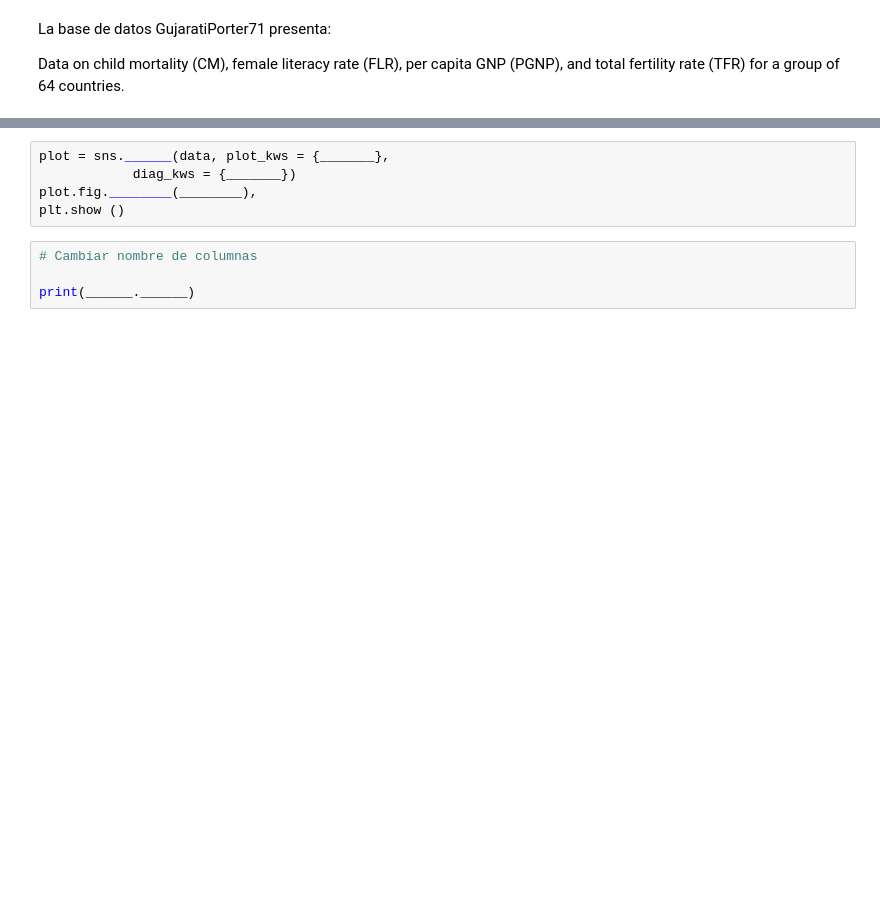
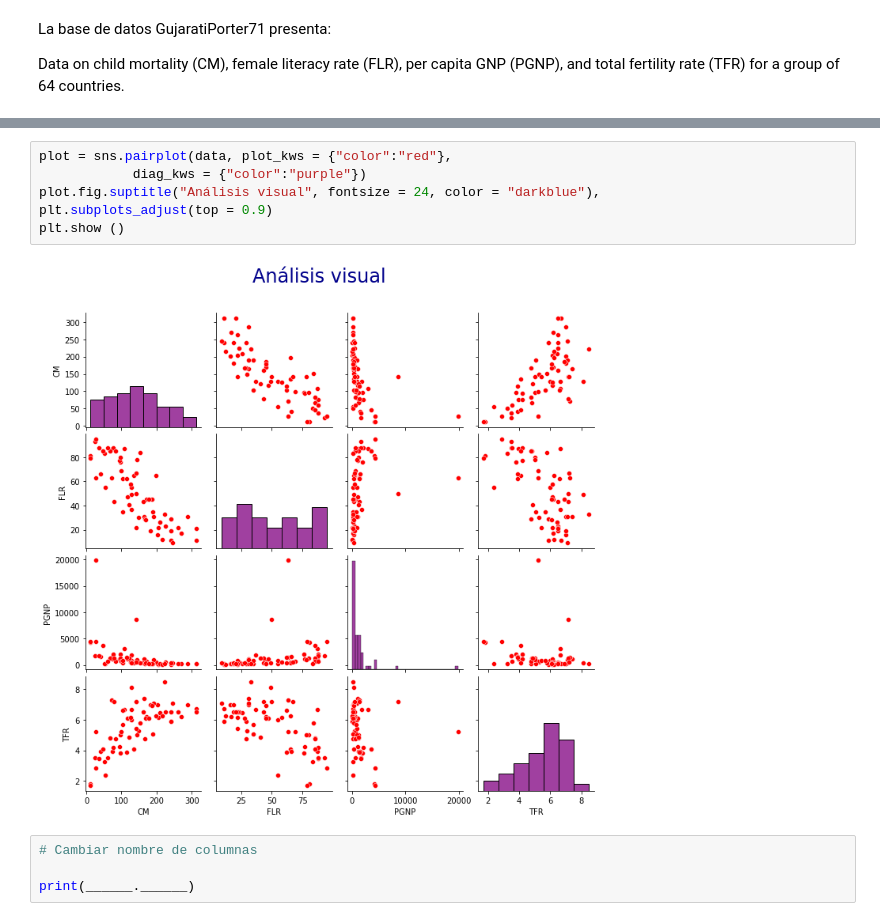
Before and after one commit to JuanAcevedoEcon/Advanced-Econometrics-MSc-, a Jupyter notebook: 1. Ordinary Least Squares (OLS)/(1) Introducción a Python.ipynb, the cells around one changed output, grey strips where cells are left out. Cells and saved outputs as stored; diff of their text form; blank space fills up the shorter version.

```diff
--- a/1. Ordinary Least Squares (OLS)/(1) Introducción a Python.ipynb
+++ b/1. Ordinary Least Squares (OLS)/(1) Introducción a Python.ipynb
@@ -238,8 +305,11 @@ sns._______
 # %%
-plot = sns.______(data, plot_kws = {_______},
-            diag_kws = {_______})
-plot.fig.________(________),
+plot = sns.pairplot(data, plot_kws = {"color":"red"},
+            diag_kws = {"color":"purple"})
+plot.fig.suptitle("Análisis visual", fontsize = 24, color = "darkblue"),
+plt.subplots_adjust(top = 0.9)
 plt.show ()
+# %% [output]
+[figure, added]
 # %%
 # Cambiar nombre de columnas
 
```
Also changed, not shown: parts of 19 cells of this notebook.
